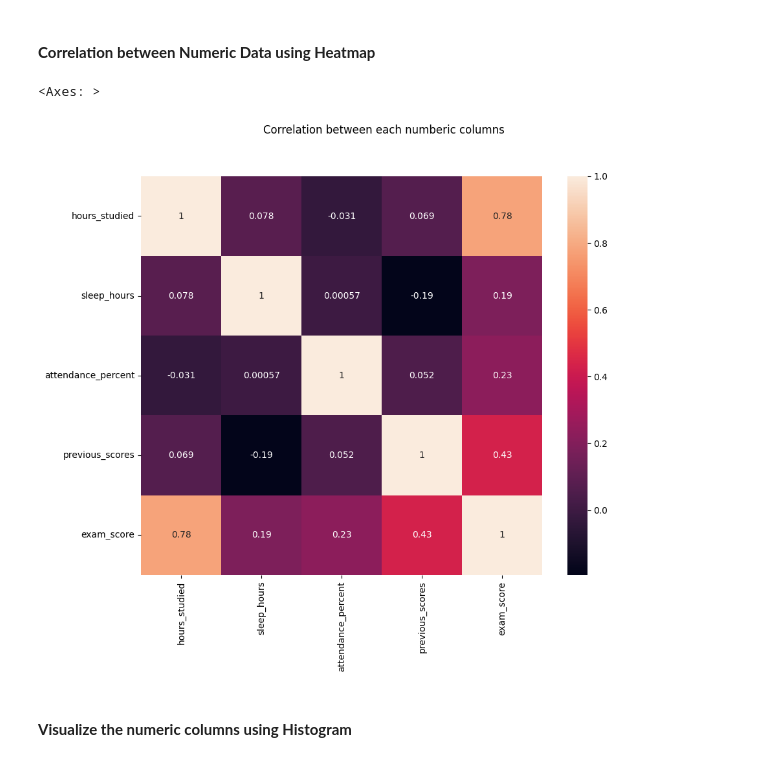
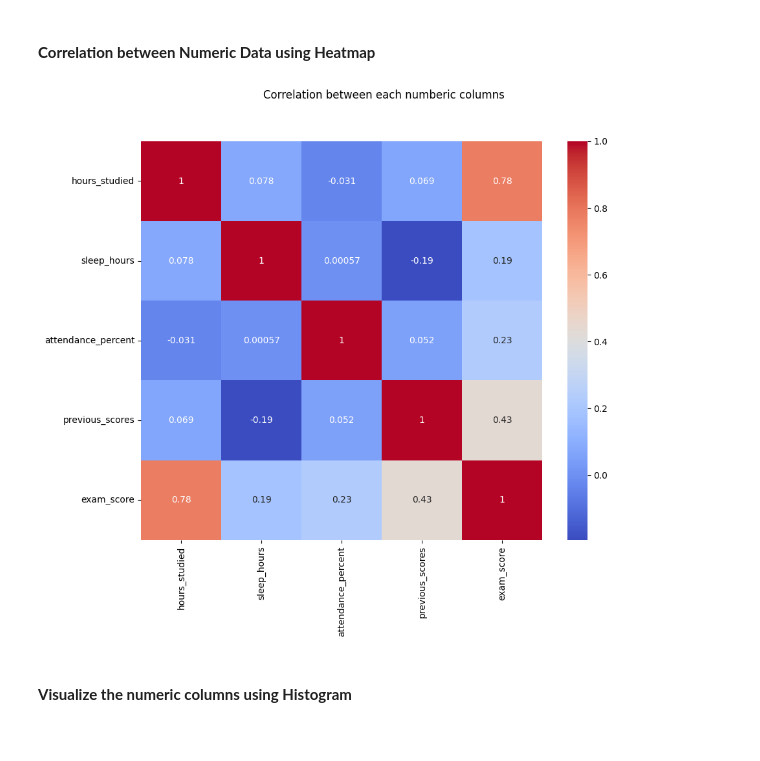
Before and after one commit to dsrathore1/Project-Student_Exam_Scores, a Jupyter notebook: Notebooks/3) Data Visualization.ipynb, the cells around one changed output. Drawn from its saved outputs; the diff is of its cells as text; code cells hidden in the pictures.

```diff
--- a/Notebooks/3) Data Visualization.ipynb
+++ b/Notebooks/3) Data Visualization.ipynb
@@ -39,12 +39,12 @@ sns.pairplot(df)
 # %% [markdown]
 #### **Correlation between Numeric Data using Heatmap**
 # %%
-plt.figure(figsize=(10,8))
+plt.figure(figsize=(10, 8))
 plt.suptitle("Correlation between each numberic columns")
-sns.heatmap(df.corr(), annot=True)
+sns.heatmap(df.corr(), annot=True, cmap="coolwarm")
+plt.savefig("../Reports/heatmap.png")
 # %% [output]
-<Axes: >
-[figure, old version]
+[figure, new version]
 # %% [markdown]
 #### **Visualize the numeric columns using Histogram**
 # %%
```
Also changed, not shown: parts of 6 cells of this notebook, 5 other files.
